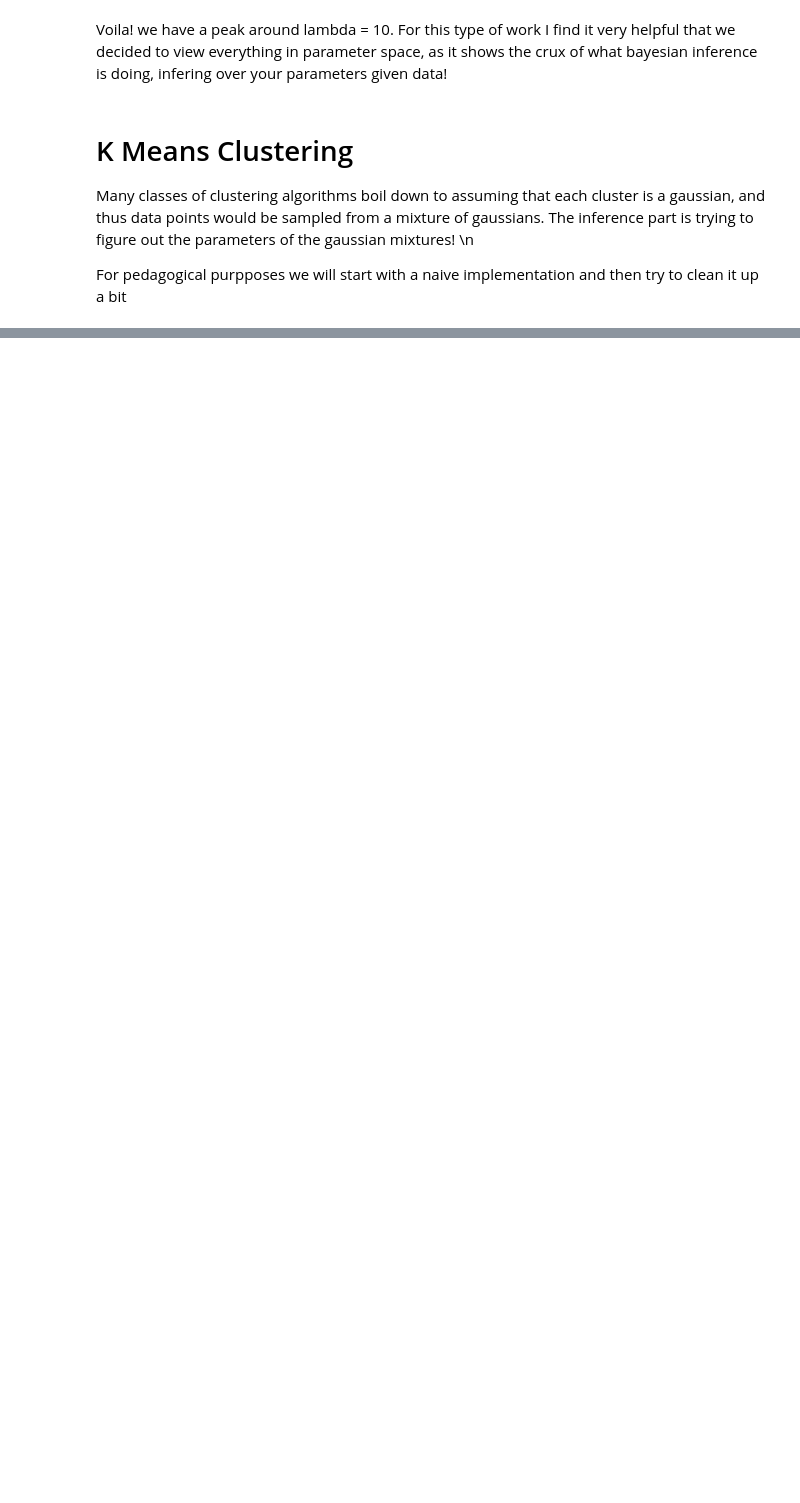
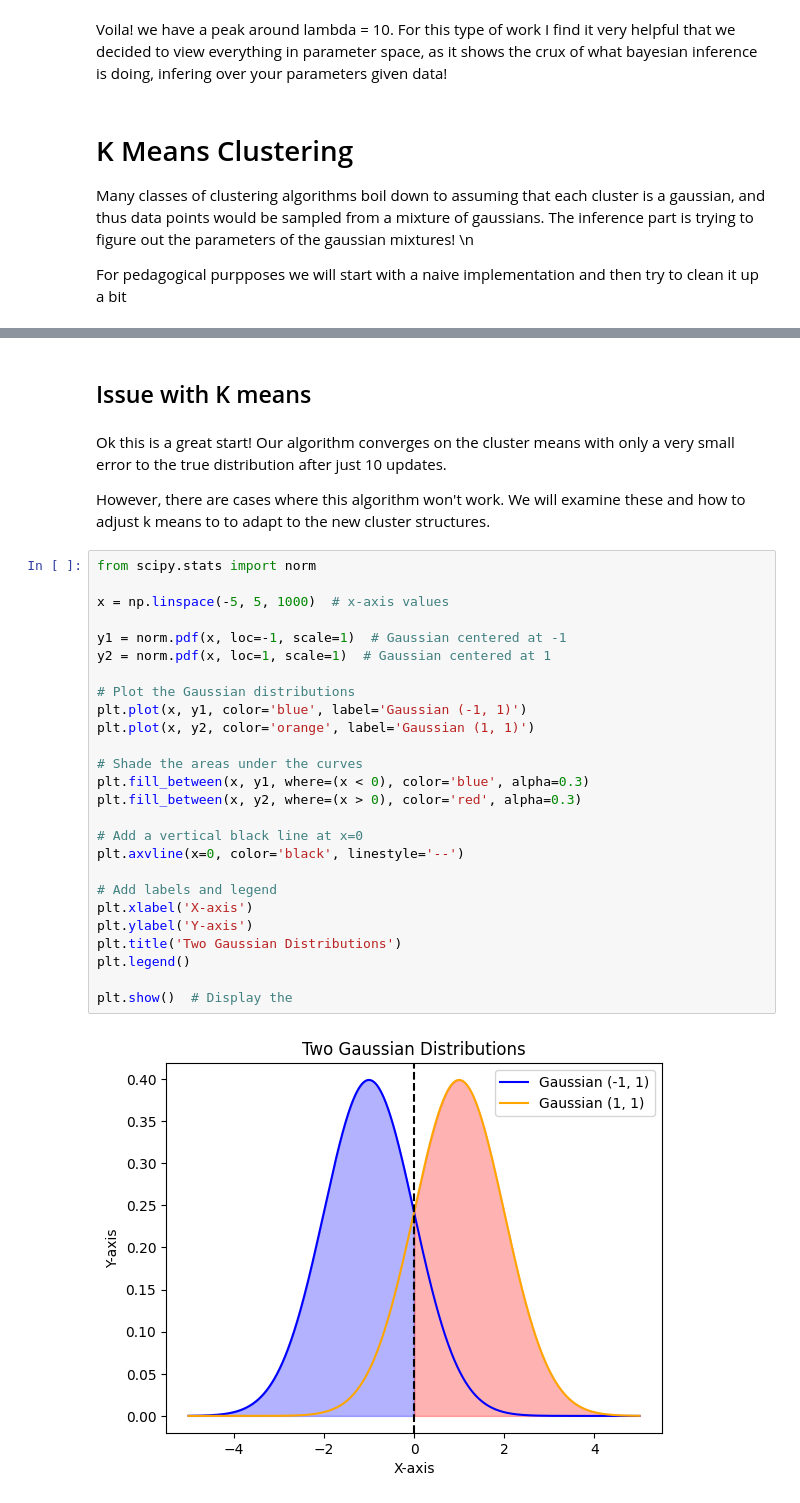
Before and after one commit to ncorriveau/math_helpers, a Jupyter notebook: bayesian_inference.ipynb, the cells around one changed output, grey strips where cells are left out. Cells and saved outputs as stored; diff of their text form; blank space fills up the shorter version.

```diff
--- a/bayesian_inference.ipynb
+++ b/bayesian_inference.ipynb
@@ -244,2 +239,38 @@ means from k means clustering = [[3.94518579 5.15400808]
 
 actual means used to generate date = [array([1, 2]), array([4, 5])]
+# %% [markdown]
+## Issue with K means ##
+# %% [markdown]
+Ok this is a great start! Our algorithm converges on the cluster means
+with only a very small error to the true distribution after just 10 updates.
+
+However, there are cases where this algorithm won't work. We will examine these
+and how to adjust k means to to adapt to the new cluster structures.
+# %%
+from scipy.stats import norm
+
+x = np.linspace(-5, 5, 1000)  # x-axis values
+
+y1 = norm.pdf(x, loc=-1, scale=1)  # Gaussian centered at -1
+y2 = norm.pdf(x, loc=1, scale=1)  # Gaussian centered at 1
+
+# Plot the Gaussian distributions
+plt.plot(x, y1, color='blue', label='Gaussian (-1, 1)')
+plt.plot(x, y2, color='orange', label='Gaussian (1, 1)')
+
+# Shade the areas under the curves
+plt.fill_between(x, y1, where=(x < 0), color='blue', alpha=0.3)
+plt.fill_between(x, y2, where=(x > 0), color='red', alpha=0.3)
+
+# Add a vertical black line at x=0
+plt.axvline(x=0, color='black', linestyle='--')
+
+# Add labels and legend
+plt.xlabel('X-axis')
+plt.ylabel('Y-axis')
+plt.title('Two Gaussian Distributions')
+plt.legend()
+
+plt.show()  # Display the
+# %% [output]
+[figure, added]
```
Also changed, not shown: parts of 14 cells of this notebook.
